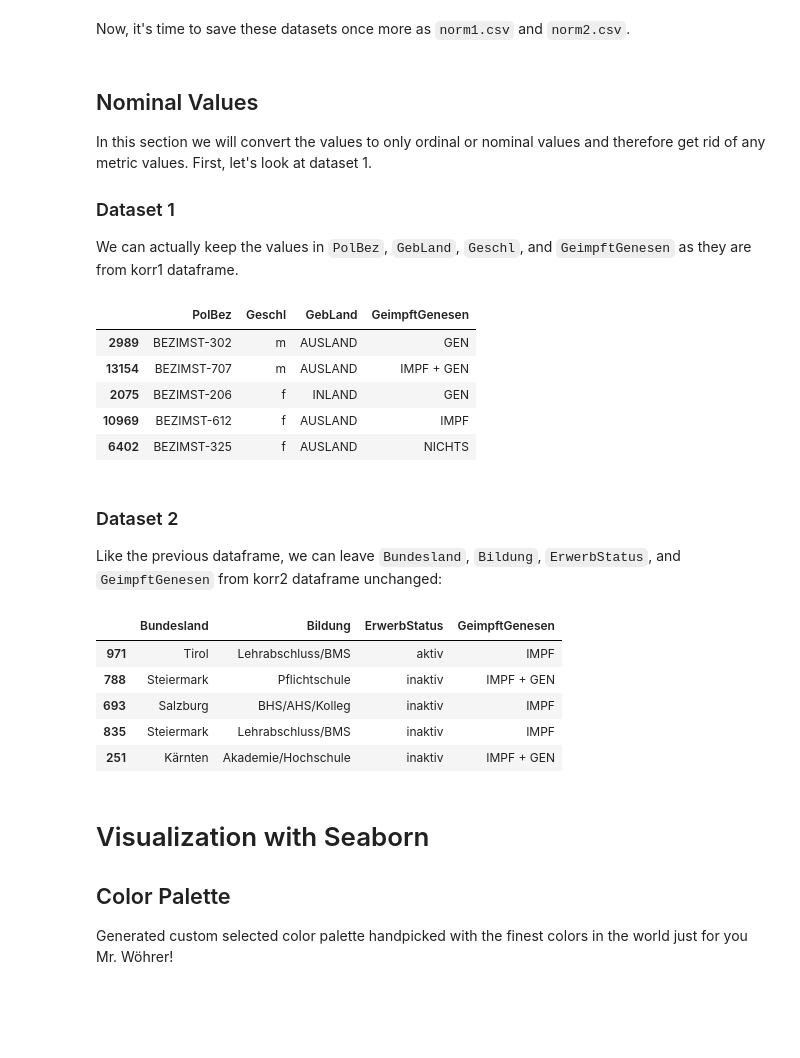
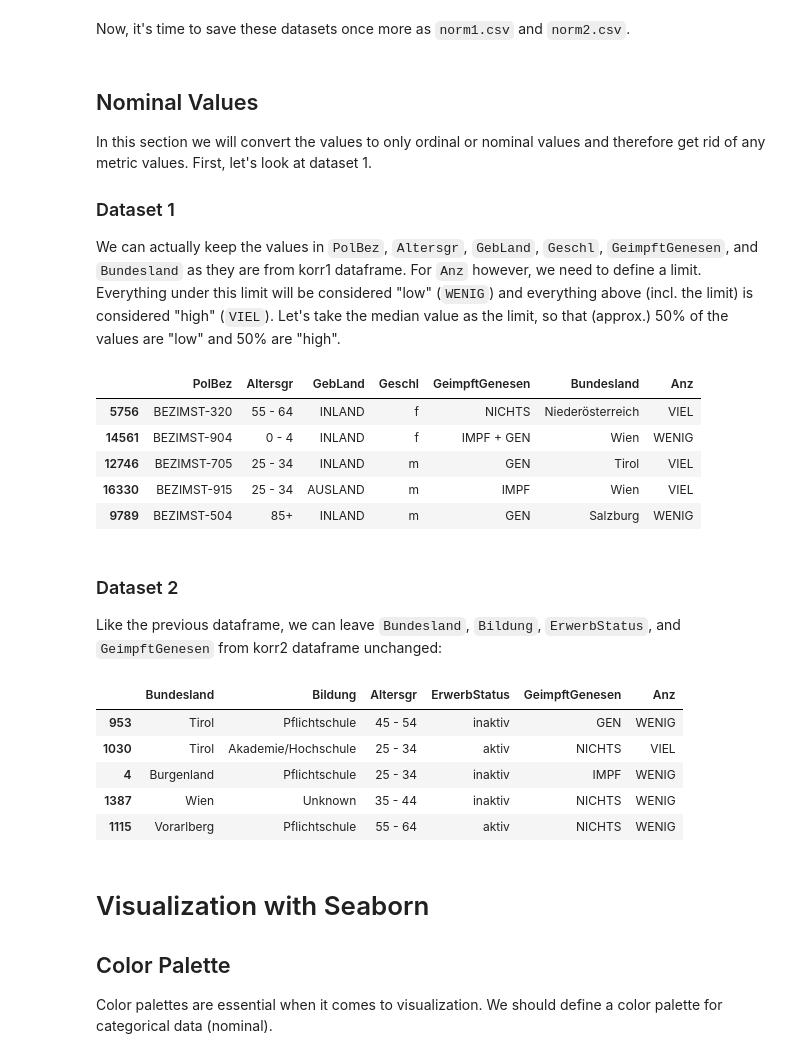
Before and after one commit to Sormy23/DataScience_CoronaStatistics, a Jupyter notebook: mini_projekt.ipynb, the cells around one changed output. Drawn from its saved outputs; the diff is of its cells as text; code cells hidden in the pictures; blank space fills up the shorter version.

```diff
--- a/mini_projekt.ipynb
+++ b/mini_projekt.ipynb
@@ -491,23 +505,28 @@ norm2.to_csv("./output/norm2.csv", index=False)
 ## Nominal Values
 In this section we will convert the values to only ordinal or nominal values and therefore get rid of any metric values. First, let's look at dataset 1.
 ### Dataset 1
-We can actually keep the values in ``PolBez``, ``GebLand``, ``Geschl``, and ``GeimpftGenesen`` as they are from korr1 dataframe.
+We can actually keep the values in ``PolBez``, ``Altersgr``, ``GebLand``, ``Geschl``, ``GeimpftGenesen``, and ``Bundesland`` as they are from korr1 dataframe. For ``Anz`` however, we need to define a limit. Everything under this limit will be considered "low" (``WENIG``) and everything above (incl. the limit) is considered "high" (``VIEL``). Let's take the median value as the limit, so that (approx.) 50% of the values are "low" and 50% are "high".
 # %%
 nom1 = pd.DataFrame()
 
 nom1["PolBez"] = korr1.PolBez
+nom1["Altersgr"] = korr1.Altersgr
 nom1["GebLand"] = korr1.GebLand
 nom1["Geschl"] = korr1.Geschl
 nom1["GeimpftGenesen"] = korr1.GeimpftGenesen
+nom1["Bundesland"] = korr1.Bundesland
+
+anzLimit1 = korr1["Anz"].median()
+nom1["Anz"] = korr1["Anz"].map(lambda x: "WENIG" if x < anzLimit1 else "VIEL")
 
 nom1.sample(5)
 # %% [output]
-|  | PolBez | Geschl | GebLand | GeimpftGenesen |
-| 2989 | BEZIMST-302 | m | AUSLAND | GEN |
-| 13154 | BEZIMST-707 | m | AUSLAND | IMPF + GEN |
-| 2075 | BEZIMST-206 | f | INLAND | GEN |
-| 10969 | BEZIMST-612 | f | AUSLAND | IMPF |
-| 6402 | BEZIMST-325 | f | AUSLAND | NICHTS |
+|  | PolBez | Altersgr | GebLand | Geschl | GeimpftGenesen | Bundesland | Anz |
+| 5756 | BEZIMST-320 | 55 - 64 | INLAND | f | NICHTS | Niederösterreich | VIEL |
+| 14561 | BEZIMST-904 | 0 - 4 | INLAND | f | IMPF + GEN | Wien | WENIG |
+| 12746 | BEZIMST-705 | 25 - 34 | INLAND | m | GEN | Tirol | VIEL |
+| 16330 | BEZIMST-915 | 25 - 34 | AUSLAND | m | IMPF | Wien | VIEL |
+| 9789 | BEZIMST-504 | 85+ | INLAND | m | GEN | Salzburg | WENIG |
 # %% [markdown]
 ### Dataset 2
 Like the previous dataframe, we can leave ``Bundesland``, ``Bildung``, ``ErwerbStatus``, and ``GeimpftGenesen`` from korr2 dataframe unchanged:
@@ -516,19 +535,23 @@ nom2 = pd.DataFrame()
 
 nom2["Bundesland"] = korr2.Bundesland
 nom2["Bildung"] = korr2.Bildung
+nom2["Altersgr"] = korr2.Altersgr
 nom2["ErwerbStatus"] = korr2.ErwerbStatus
 nom2["GeimpftGenesen"] = korr2.GeimpftGenesen
 
+anzLimit2 = korr2["Anz"].median()
+nom2["Anz"] = korr2["Anz"].map(lambda x: "WENIG" if x < anzLimit2 else "VIEL")
+
 nom2.sample(5)
 # %% [output]
-|  | Bundesland | Bildung | ErwerbStatus | GeimpftGenesen |
-| 971 | Tirol | Lehrabschluss/BMS | aktiv | IMPF |
-| 788 | Steiermark | Pflichtschule | inaktiv | IMPF + GEN |
-| 693 | Salzburg | BHS/AHS/Kolleg | inaktiv | IMPF |
-| 835 | Steiermark | Lehrabschluss/BMS | inaktiv | IMPF |
-| 251 | Kärnten | Akademie/Hochschule | inaktiv | IMPF + GEN |
+|  | Bundesland | Bildung | Altersgr | ErwerbStatus | GeimpftGenesen | Anz |
+| 953 | Tirol | Pflichtschule | 45 - 54 | inaktiv | GEN | WENIG |
+| 1030 | Tirol | Akademie/Hochschule | 25 - 34 | aktiv | NICHTS | VIEL |
+| 4 | Burgenland | Pflichtschule | 25 - 34 | inaktiv | IMPF | WENIG |
+| 1387 | Wien | Unknown | 35 - 44 | inaktiv | NICHTS | WENIG |
+| 1115 | Vorarlberg | Pflichtschule | 55 - 64 | aktiv | NICHTS | WENIG |
-# %% [markdown]
-# Visualization with Seaborn
-## Color Palette
-Generated custom selected color palette handpicked with the finest colors in the world just for you Mr. Wöhrer!
+# %% [markdown]
+# Visualization with Seaborn
+## Color Palette
+Color palettes are essential when it comes to visualization. We should define a color palette for categorical data (nominal).
 # %%
```
Also changed, not shown: parts of 50 cells of this notebook, 5 other files.
